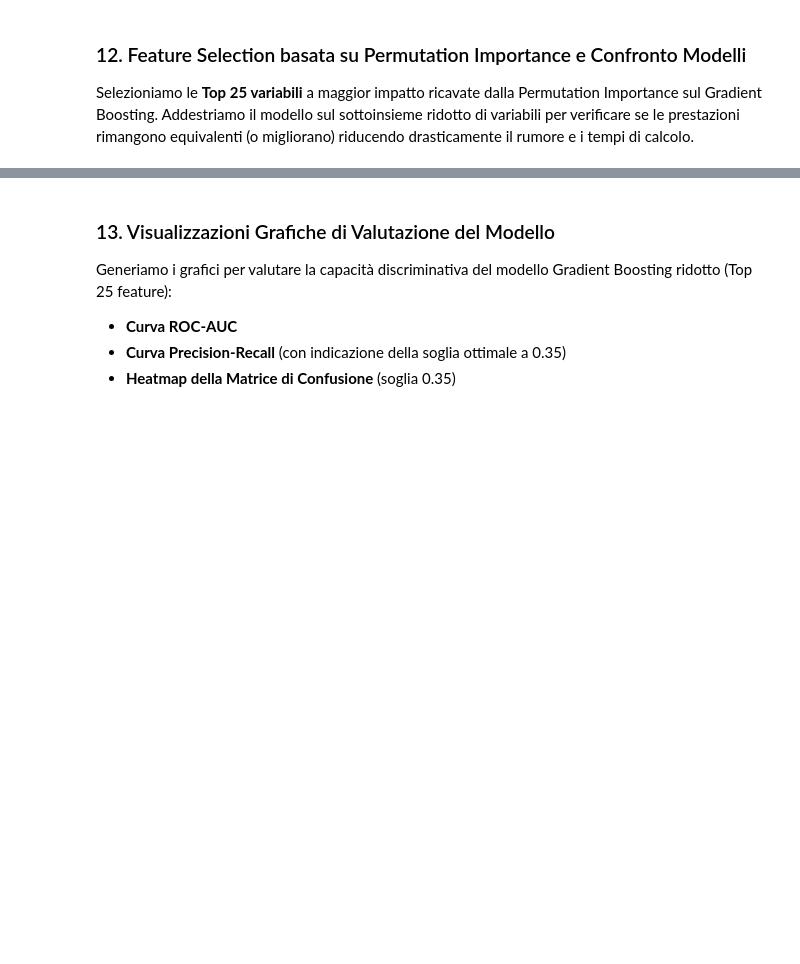
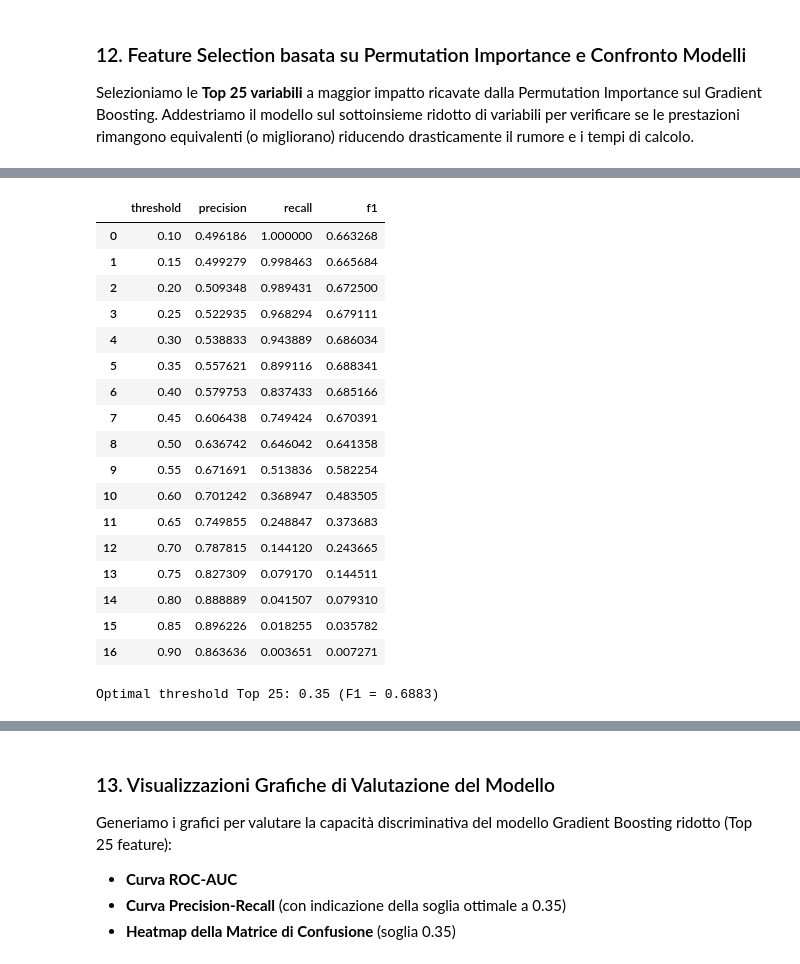
Before and after one commit to meddesara98-ctrl/SDG_Project, a Jupyter notebook: notebook.ipynb, the cells around one changed output, grey strips where cells are left out. Saved outputs shown, nothing was run; the diff lists cells and outputs as text; code cells hidden in the pictures; blank space fills up the shorter version.

```diff
--- a/notebook.ipynb
+++ b/notebook.ipynb
@@ -965,0 +814,50 @@ True Positives  (Correttamente Churn):     13381
+# %%
+# Rivedo le soglie sul nuovo modello a 25 variabili
+
+thresholds = np.arange(0.10, 0.95, 0.05)
+results = []
+
+for t in thresholds:
+    y_pred_t = (y_proba_val_top >= t).astype(int)
+
+    results.append({
+        'threshold': round(t, 2),
+        'precision': precision_score(y_val, y_pred_t, zero_division=0),
+        'recall': recall_score(y_val, y_pred_t, zero_division=0),
+        'f1': f1_score(y_val, y_pred_t, zero_division=0)
+    })
+
+threshold_df_top = pd.DataFrame(results)
+
+display(threshold_df_top)
+
+best_row_top = threshold_df_top.loc[
+    threshold_df_top['f1'].idxmax()
+]
+
+best_threshold_top = best_row_top['threshold']
+
+print(
+    f"Optimal threshold Top 25: {best_threshold_top:.2f}"
+    f" (F1 = {best_row_top['f1']:.4f})"
+)
+# %% [output]
+|  | threshold | precision | recall | f1 |
+| 0 | 0.10 | 0.496186 | 1.000000 | 0.663268 |
+| 1 | 0.15 | 0.499279 | 0.998463 | 0.665684 |
+| 2 | 0.20 | 0.509348 | 0.989431 | 0.672500 |
+| 3 | 0.25 | 0.522935 | 0.968294 | 0.679111 |
+| 4 | 0.30 | 0.538833 | 0.943889 | 0.686034 |
+| 5 | 0.35 | 0.557621 | 0.899116 | 0.688341 |
+| 6 | 0.40 | 0.579753 | 0.837433 | 0.685166 |
+| 7 | 0.45 | 0.606438 | 0.749424 | 0.670391 |
+| 8 | 0.50 | 0.636742 | 0.646042 | 0.641358 |
+| 9 | 0.55 | 0.671691 | 0.513836 | 0.582254 |
+| 10 | 0.60 | 0.701242 | 0.368947 | 0.483505 |
+| 11 | 0.65 | 0.749855 | 0.248847 | 0.373683 |
+| 12 | 0.70 | 0.787815 | 0.144120 | 0.243665 |
+| 13 | 0.75 | 0.827309 | 0.079170 | 0.144511 |
+| 14 | 0.80 | 0.888889 | 0.041507 | 0.079310 |
+| 15 | 0.85 | 0.896226 | 0.018255 | 0.035782 |
+| 16 | 0.90 | 0.863636 | 0.003651 | 0.007271 |
+Optimal threshold Top 25: 0.35 (F1 = 0.6883)
```
Also changed, not shown: parts of 38 cells of this notebook, 26 other files.
